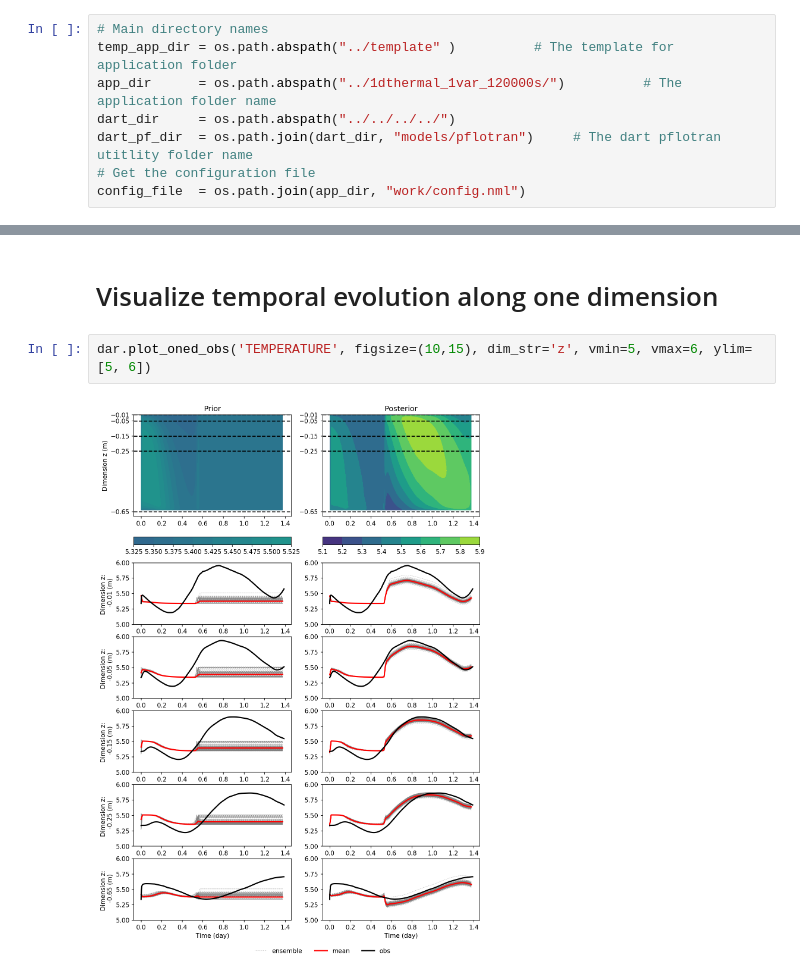
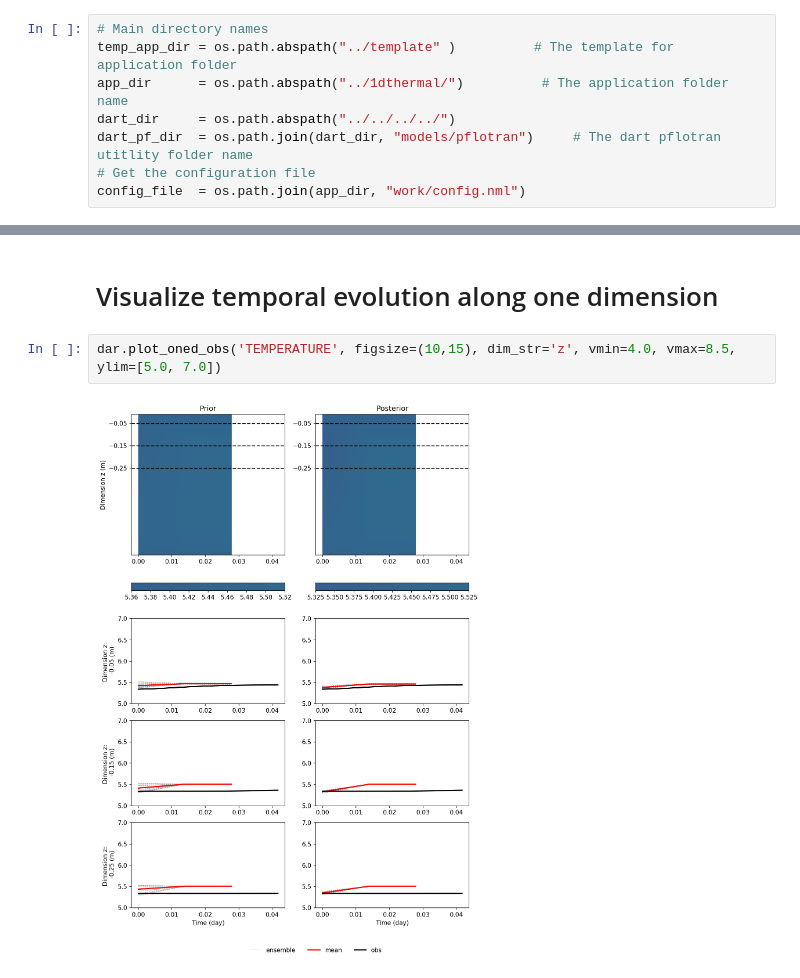
Before and after one commit to PeishiJiang/DART-PFLOTRAN, a Jupyter notebook: applications/workflow_ipynb/Visualize_DA_Results.ipynb, the cells around one changed output, grey strips where cells are left out. Saved outputs shown, nothing was run; the diff lists cells and outputs as text.

```diff
--- a/applications/workflow_ipynb/Visualize_DA_Results.ipynb
+++ b/applications/workflow_ipynb/Visualize_DA_Results.ipynb
@@ -24,7 +24,7 @@ from datetime import datetime, timedelta
 # %%
 # Main directory names
 temp_app_dir = os.path.abspath("../template" )          # The template for application folder
-app_dir      = os.path.abspath("../1dthermal_1var_120000s/")          # The application folder name
+app_dir      = os.path.abspath("../1dthermal/")          # The application folder name
 dart_dir     = os.path.abspath("../../../../")
 dart_pf_dir  = os.path.join(dart_dir, "models/pflotran")     # The dart pflotran utitlity folder name
 # Get the configuration file
@@ -48,6 +48,6 @@ dar.plot_spatial_average(figsize=(10,10))
 <a id='plot_along_zaxis'></a>
 # Visualize temporal evolution along one dimension
 # %%
-dar.plot_oned_obs('TEMPERATURE', figsize=(10,15), dim_str='z', vmin=5, vmax=6, ylim=[5, 6])
+dar.plot_oned_obs('TEMPERATURE', figsize=(10,15), dim_str='z', vmin=4.0, vmax=8.5, ylim=[5.0, 7.0])
 # %% [output]
-[figure, old version]
+[figure, new version]
```
Also changed, not shown: parts of 1 cell of this notebook, 13 other files.
